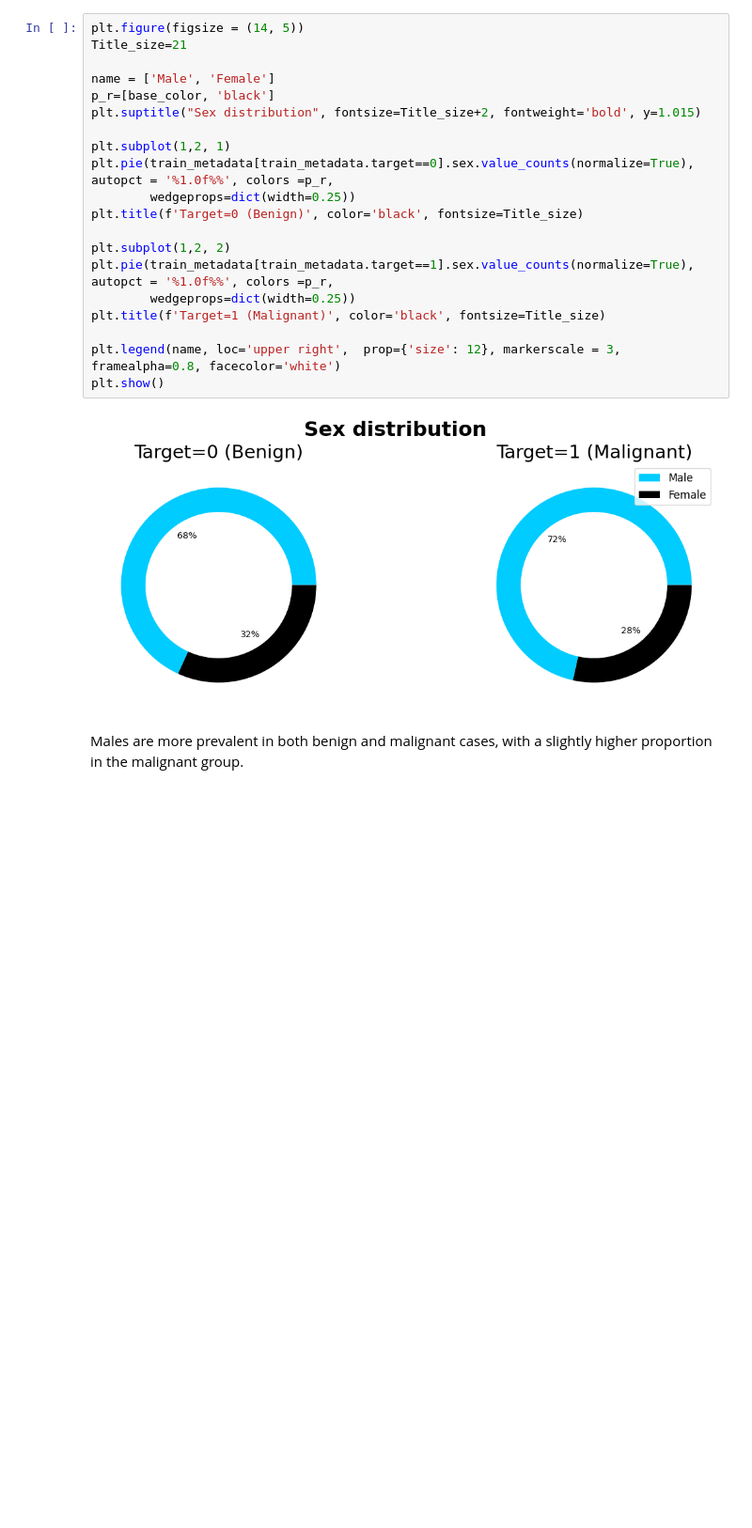
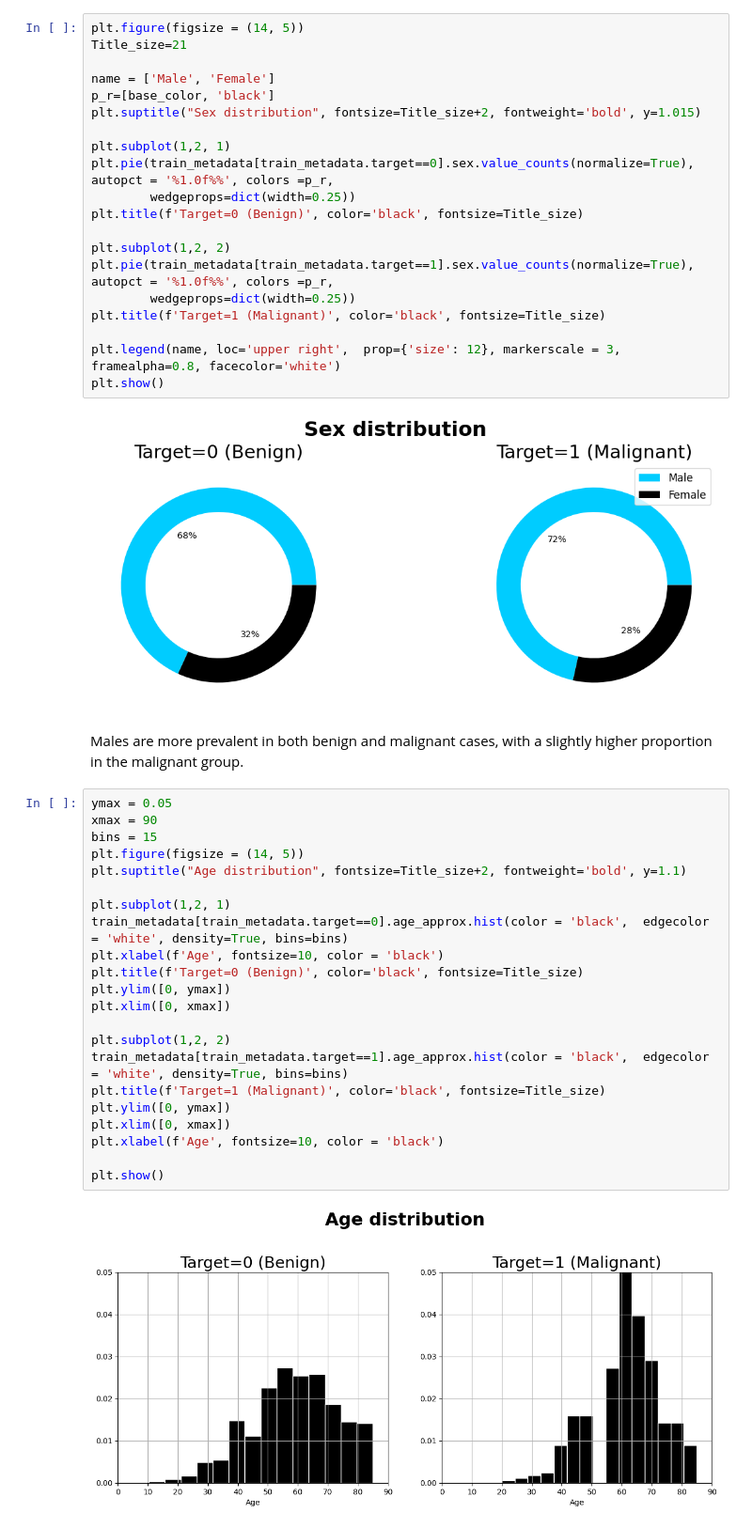
Before and after one commit to JinghanChen99/Kaggle-Skin-Cancer, a Jupyter notebook: load_data.ipynb, the cells around one changed output. Shown at 94% size. Saved outputs shown, nothing was run; the diff lists cells and outputs as text; blank space fills up the shorter version.

Commit message:
train age & image site

```diff
--- a/load_data.ipynb
+++ b/load_data.ipynb
@@ -242,3 +242,27 @@ plt.show()
 [figure]
 # %% [markdown]
 Males are more prevalent in both benign and malignant cases, with a slightly higher proportion in the malignant group.
+# %%
+ymax = 0.05
+xmax = 90
+bins = 15
+plt.figure(figsize = (14, 5))
+plt.suptitle("Age distribution", fontsize=Title_size+2, fontweight='bold', y=1.1)
+
+plt.subplot(1,2, 1)
+train_metadata[train_metadata.target==0].age_approx.hist(color = 'black',  edgecolor = 'white', density=True, bins=bins)
+plt.xlabel(f'Age', fontsize=10, color = 'black')
+plt.title(f'Target=0 (Benign)', color='black', fontsize=Title_size)
+plt.ylim([0, ymax])
+plt.xlim([0, xmax])
+
+plt.subplot(1,2, 2)
+train_metadata[train_metadata.target==1].age_approx.hist(color = 'black',  edgecolor = 'white', density=True, bins=bins)
+plt.title(f'Target=1 (Malignant)', color='black', fontsize=Title_size)
+plt.ylim([0, ymax])
+plt.xlim([0, xmax])
+plt.xlabel(f'Age', fontsize=10, color = 'black')
+
+plt.show()
+# %% [output]
+[figure, added]
```
Also changed, not shown: parts of 6 cells of this notebook.
